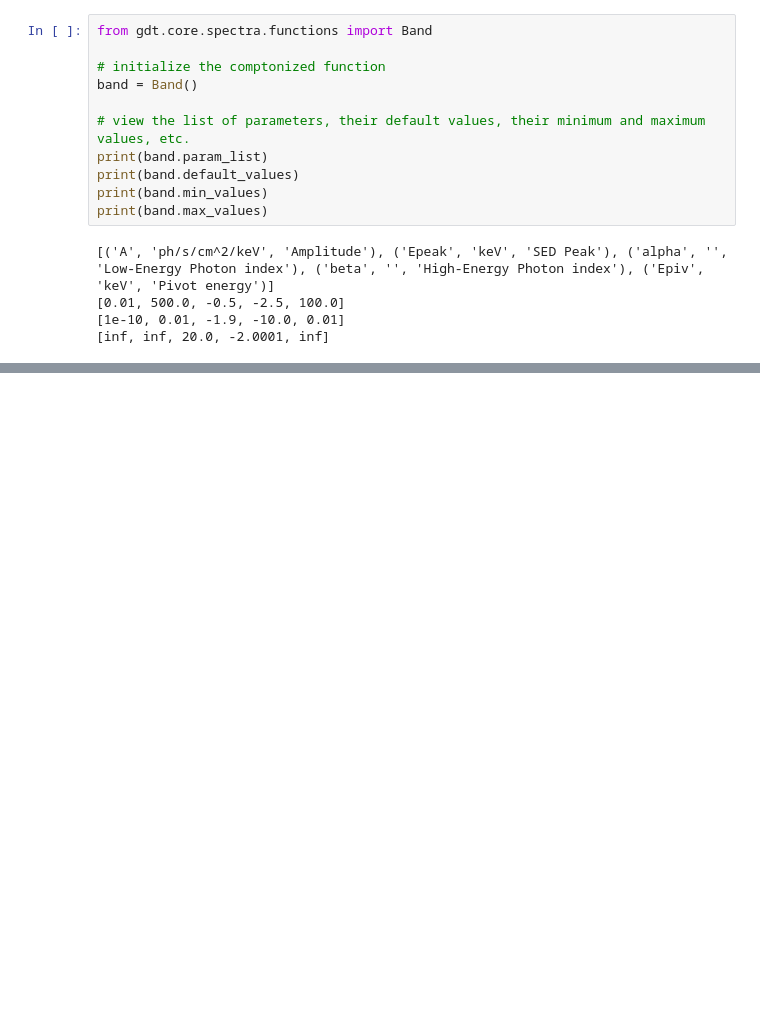
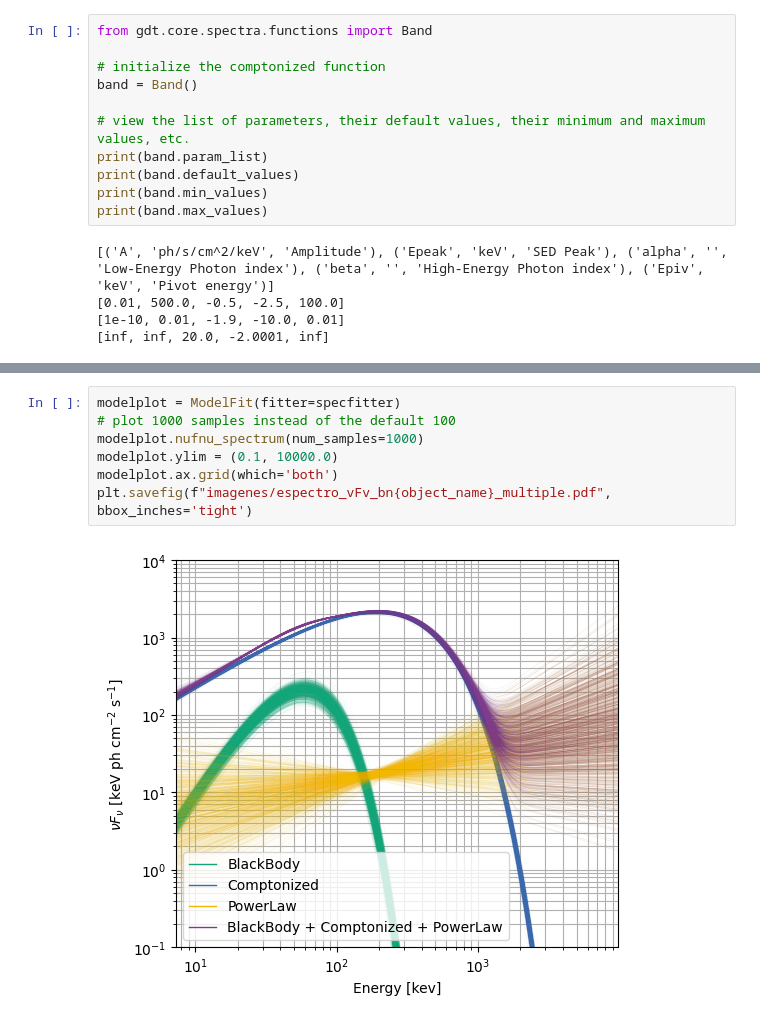
Before and after one commit to BrianDL/astro2025S02-GRB, a Jupyter notebook: analisis_espectral_simple_v2.ipynb, the cells around one changed output, grey strips where cells are left out. Drawn from its saved outputs; the diff is of its cells as text; blank space fills up the shorter version.

```diff
--- a/analisis_espectral_simple_v2.ipynb
+++ b/analisis_espectral_simple_v2.ipynb
@@ -358,0 +304,9 @@ def band_por_pares(cspec_by_det, rsp2_by_det, bkg_by_det,
+# %%
+modelplot = ModelFit(fitter=specfitter)
+# plot 1000 samples instead of the default 100
+modelplot.nufnu_spectrum(num_samples=1000)
+modelplot.ylim = (0.1, 10000.0)
+modelplot.ax.grid(which='both')
+plt.savefig(f"imagenes/espectro_vFv_bn{object_name}_multiple.pdf", bbox_inches='tight')
+# %% [output]
+[figure, added]
```
Also changed, not shown: parts of 7 cells of this notebook.
